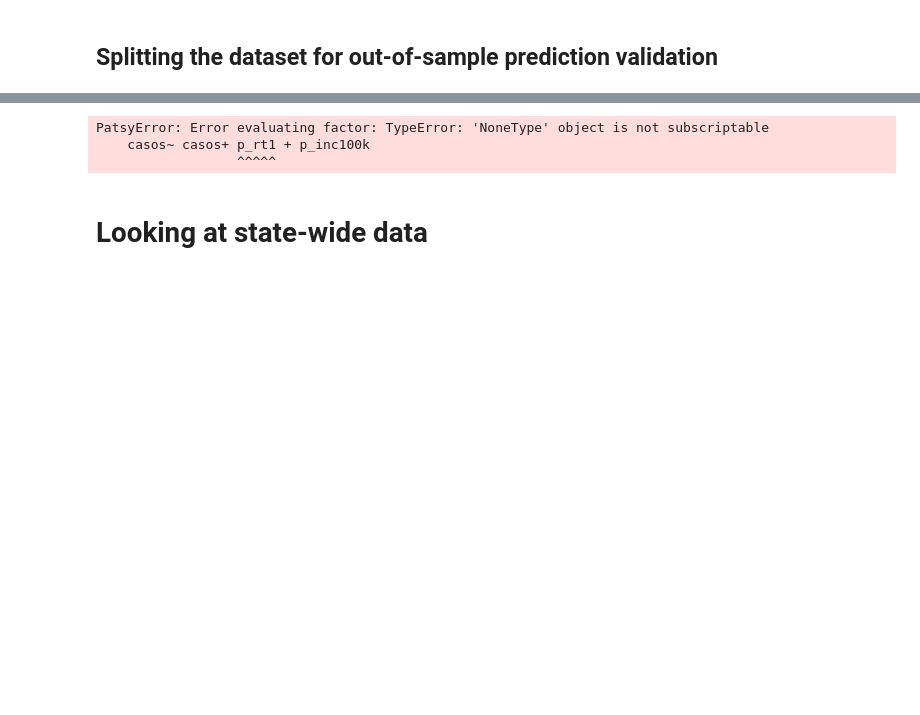
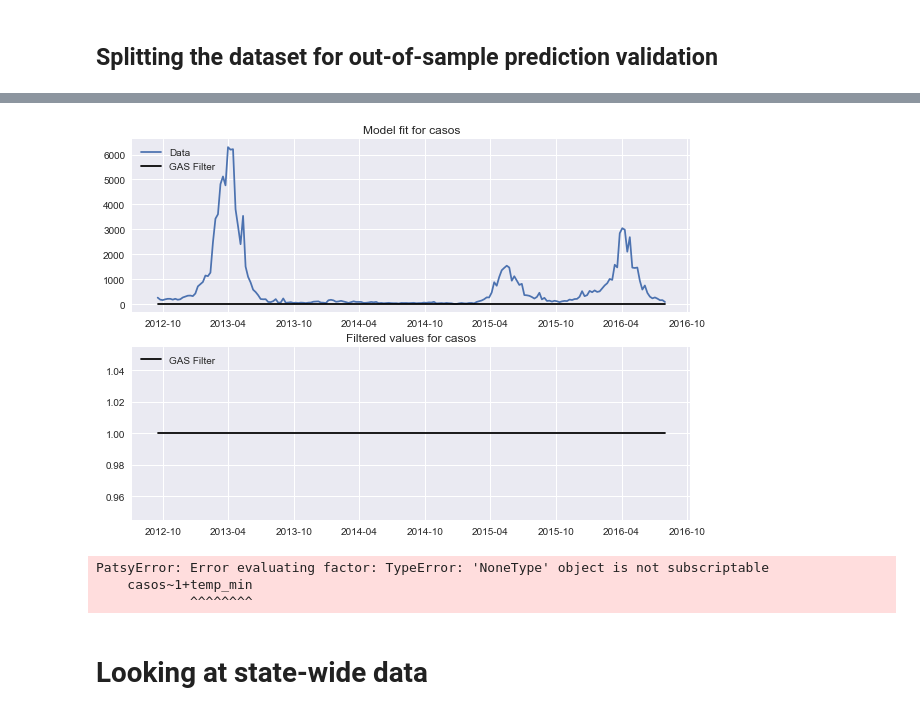
Before and after one commit to AlertaDengue/InfoDenguePredict, a Jupyter notebook: Notebooks/Data Exploration.ipynb, the cells around one changed output, grey strips where cells are left out. Cells and saved outputs as stored; diff of their text form; code cells hidden in the pictures; blank space fills up the shorter version.

```diff
--- a/Notebooks/Data Exploration.ipynb
+++ b/Notebooks/Data Exploration.ipynb
@@ -205,4 +205,4 @@ model_3.plot_predict(h=10, past_values=20, ax=ax, figsize=(15,10))
 # %%
-model_4 = GASX.build_model(Full, ar=2, sc=6, target='casos')
+model_4 = GASX.build_model(Full.dropna(), ar=4, sc=6, formula='casos~1+temp_min')
 # %%
-fit_4 = model_3.fit()
+fit_4 = model_4.fit()
@@ -209,9 +229,13 @@ fit_4 = model_3.fit()
+# %%
+model_4.plot_fit()
+# %% [output]
+[figure, added]
 # %%
 model_4.plot_predict(h=10, past_values=15)
 # %% [output]
 PatsyError: Error evaluating factor: TypeError: 'NoneType' object is not subscriptable
-    casos~ casos+ p_rt1 + p_inc100k
-                  ^^^^^
+    casos~1+temp_min
+            ^^^^^^^^
 # %% [markdown]
 # Looking at state-wide data
 # %%
```
Also changed, not shown: parts of 8 cells of this notebook, 2 other files.
